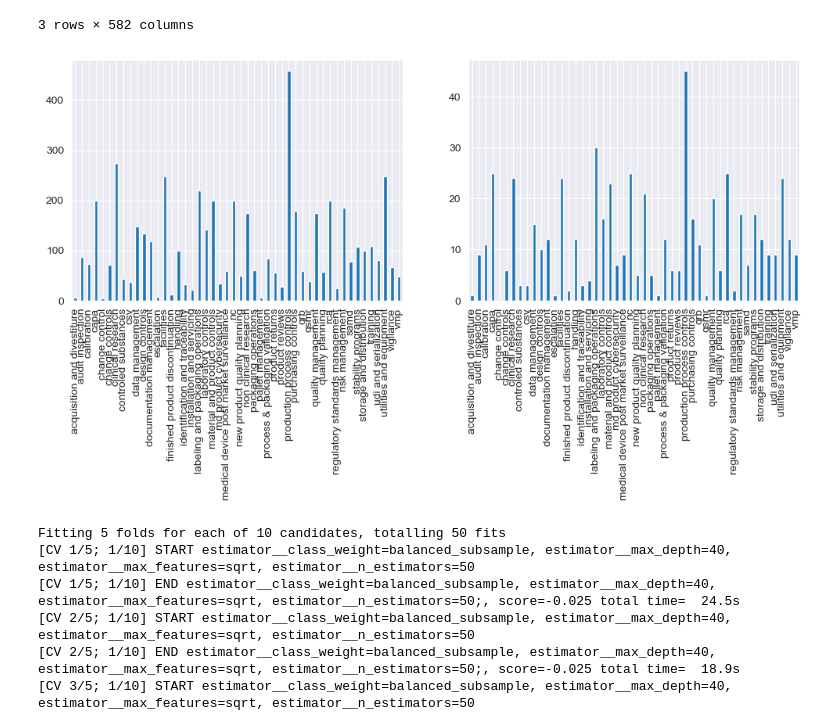
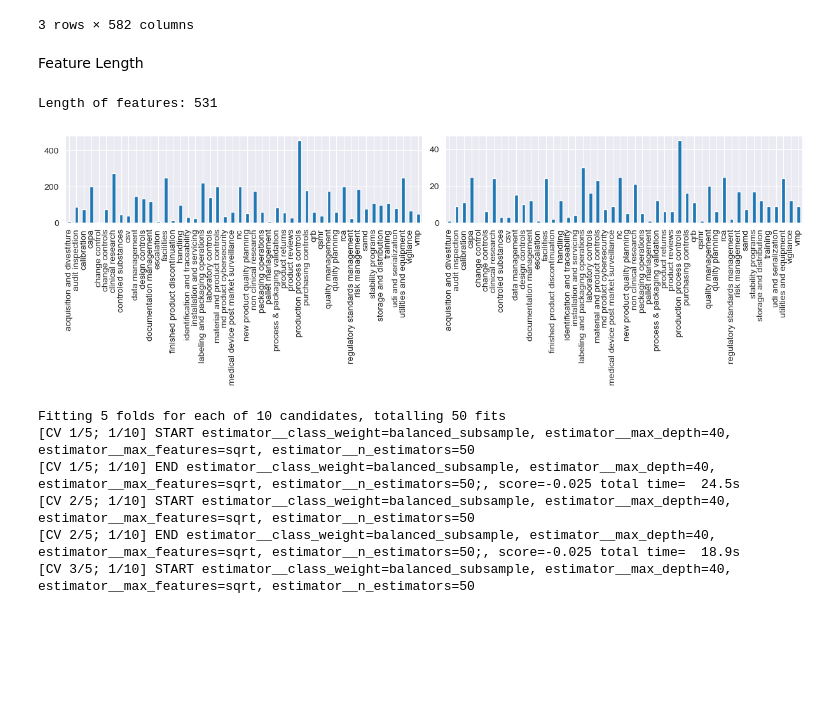
Before and after one commit to vishu-tyagi/JNJ-Capstone-Project, a Jupyter notebook: notebooks/baseline.ipynb, the cells around one changed output. Drawn from its saved outputs; the diff is of its cells as text; code cells hidden in the pictures; blank space fills up the shorter version.

```diff
--- a/notebooks/baseline.ipynb
+++ b/notebooks/baseline.ipynb
@@ -66,6 +63,12 @@ df_features.head(3)
 | 1 | quality control quality assurance... | [production process controls] | 0 | 0 | 0 | 0 | ... |
 | 2 | manufacturing control packaging o... | [labeling and packaging operations] | 0 | 0 | 0 | 0 | ... |
 3 rows × 582 columns
+# %% [markdown]
+Feature Length
+# %%
+print(f"Length of features: {len(features.vectorizer.get_feature_names_out())}")
+# %% [output]
+Length of features: 531
 # %%
 dev = df_features[df_features[SPLIT].isin([DEVELOP])].copy()
 X_dev = dev[features.vectorizer.get_feature_names_out()].copy()
@@ -76,9 +79,9 @@ X_test = test[features.vectorizer.get_feature_names_out()].copy()
 Y_test = test[features.mlb.classes_].copy()
 # %%
 # plt.figure(figsize=(6, 3))
-fig, ax = plt.subplots(1, 2, figsize=(12, 4))
+fig, ax = plt.subplots(1, 2, figsize=(12, 4), constrained_layout=True)
 Y_dev.sum(axis=0).plot.bar(ax=ax[0]);
 Y_test.sum(axis=0).plot.bar(ax=ax[1]);
 # %% [output]
-[figure, old version]
+[figure, new version]
 # %%
```
Also changed, not shown: parts of 4 cells of this notebook, 1 other file.
